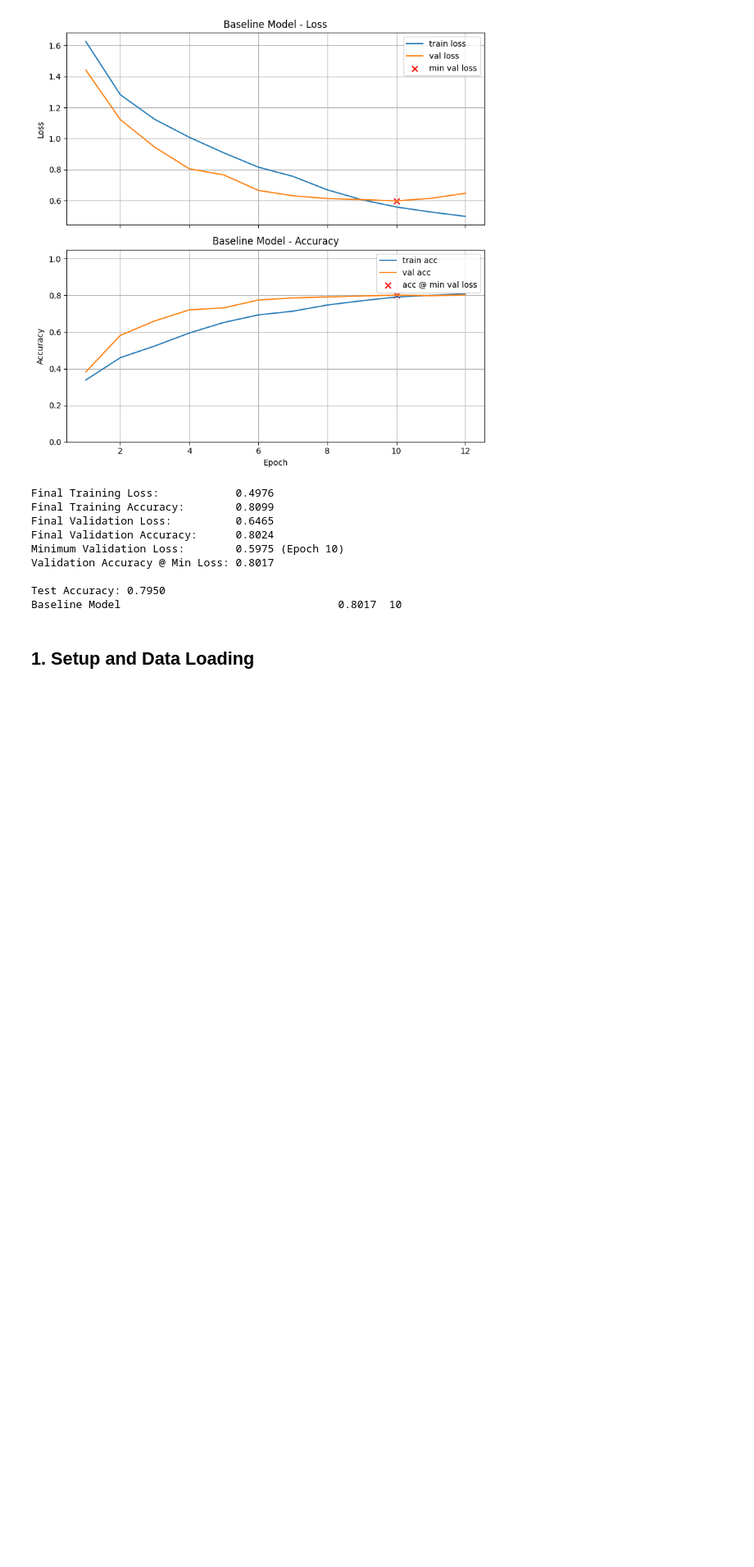
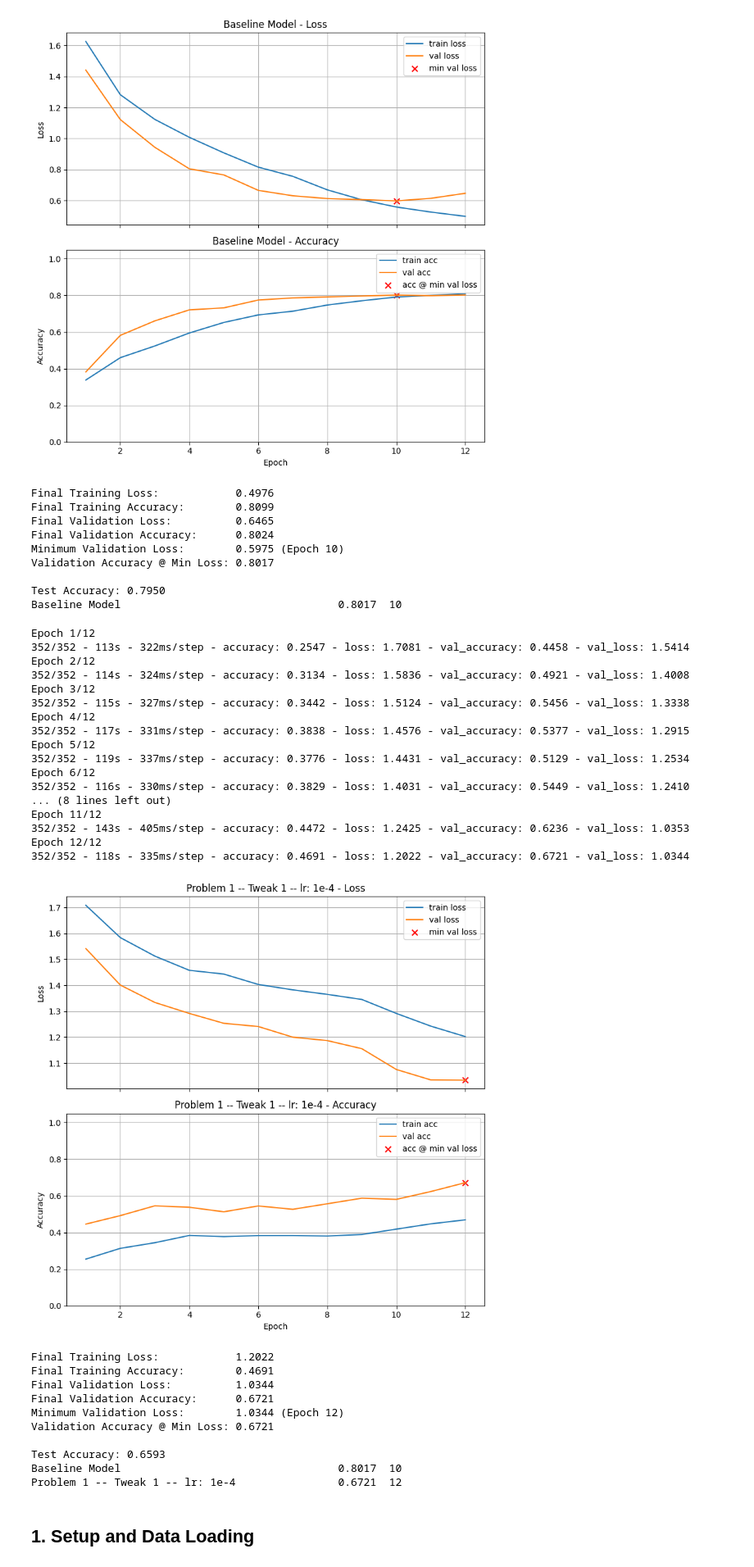
Before and after one commit to auwineza/Mod7-Week4-Project, a Jupyter notebook: OMDS-Mod7-Week4-Uwineza-Annick.ipynb, the cells around one changed output. Shown at 82% size. Saved outputs shown, nothing was run; the diff lists cells and outputs as text; code cells hidden in the pictures; blank space fills up the shorter version.

Commit message:
Problem 1-tweak2

```diff
--- a/OMDS-Mod7-Week4-Uwineza-Annick.ipynb
+++ b/OMDS-Mod7-Week4-Uwineza-Annick.ipynb
@@ -236,6 +236,64 @@ Validation Accuracy @ Min Loss: 0.8017
 
 Test Accuracy: 0.7950
 Baseline Model                                  0.8017  10
+# %%
+# Problem 1 -- Tweak 1 -- lr: 1e-4 (tf.data)
+
+he = tf.keras.initializers.HeNormal()
+
+model_p1_lr_1e4 = tf.keras.models.Sequential([
+    tf.keras.Input(shape=(img_size[0], img_size[1], 3)),
+
+    tf.keras.layers.Conv2D(32, (3,3), activation="relu", kernel_initializer=he, padding="same"),
+    tf.keras.layers.MaxPooling2D(2),
+
+    tf.keras.layers.Conv2D(64, (3,3), activation="relu", kernel_initializer=he, padding="same"),
+    tf.keras.layers.MaxPooling2D(2),
+
+    tf.keras.layers.Flatten(),
+    tf.keras.layers.Dense(64, activation="relu", kernel_initializer=he),
+    tf.keras.layers.Dropout(0.5),
+    tf.keras.layers.Dense(num_classes, activation="softmax")
+])
+
+history_p1_lr_1e4, test_p1_lr_1e4 = train_and_test_ds(
+    model_p1_lr_1e4,
+    title="Problem 1 -- Tweak 1 -- lr: 1e-4",
+    epochs=12,
+    lr=1e-4,
+    verbose=2
+)
+
+print_results()
+# %% [output]
+Epoch 1/12
+352/352 - 113s - 322ms/step - accuracy: 0.2547 - loss: 1.7081 - val_accuracy: 0.4458 - val_loss: 1.5414
+Epoch 2/12
+352/352 - 114s - 324ms/step - accuracy: 0.3134 - loss: 1.5836 - val_accuracy: 0.4921 - val_loss: 1.4008
+Epoch 3/12
+352/352 - 115s - 327ms/step - accuracy: 0.3442 - loss: 1.5124 - val_accuracy: 0.5456 - val_loss: 1.3338
+Epoch 4/12
+352/352 - 117s - 331ms/step - accuracy: 0.3838 - loss: 1.4576 - val_accuracy: 0.5377 - val_loss: 1.2915
+Epoch 5/12
+352/352 - 119s - 337ms/step - accuracy: 0.3776 - loss: 1.4431 - val_accuracy: 0.5129 - val_loss: 1.2534
+Epoch 6/12
+352/352 - 116s - 330ms/step - accuracy: 0.3829 - loss: 1.4031 - val_accuracy: 0.5449 - val_loss: 1.2410
+... (8 lines left out)
+Epoch 11/12
+352/352 - 143s - 405ms/step - accuracy: 0.4472 - loss: 1.2425 - val_accuracy: 0.6236 - val_loss: 1.0353
+Epoch 12/12
+352/352 - 118s - 335ms/step - accuracy: 0.4691 - loss: 1.2022 - val_accuracy: 0.6721 - val_loss: 1.0344
+[figure, added]
+Final Training Loss:            1.2022
+Final Training Accuracy:        0.4691
+Final Validation Loss:          1.0344
+Final Validation Accuracy:      0.6721
+Minimum Validation Loss:        1.0344 (Epoch 12)
+Validation Accuracy @ Min Loss: 0.6721
+
+Test Accuracy: 0.6593
+Baseline Model                                  0.8017  10
+Problem 1 -- Tweak 1 -- lr: 1e-4                0.6721  12
 # %% [markdown]
 ## 1. Setup and Data Loading
 # %%
```
Also changed, not shown: parts of 1 cell of this notebook.
